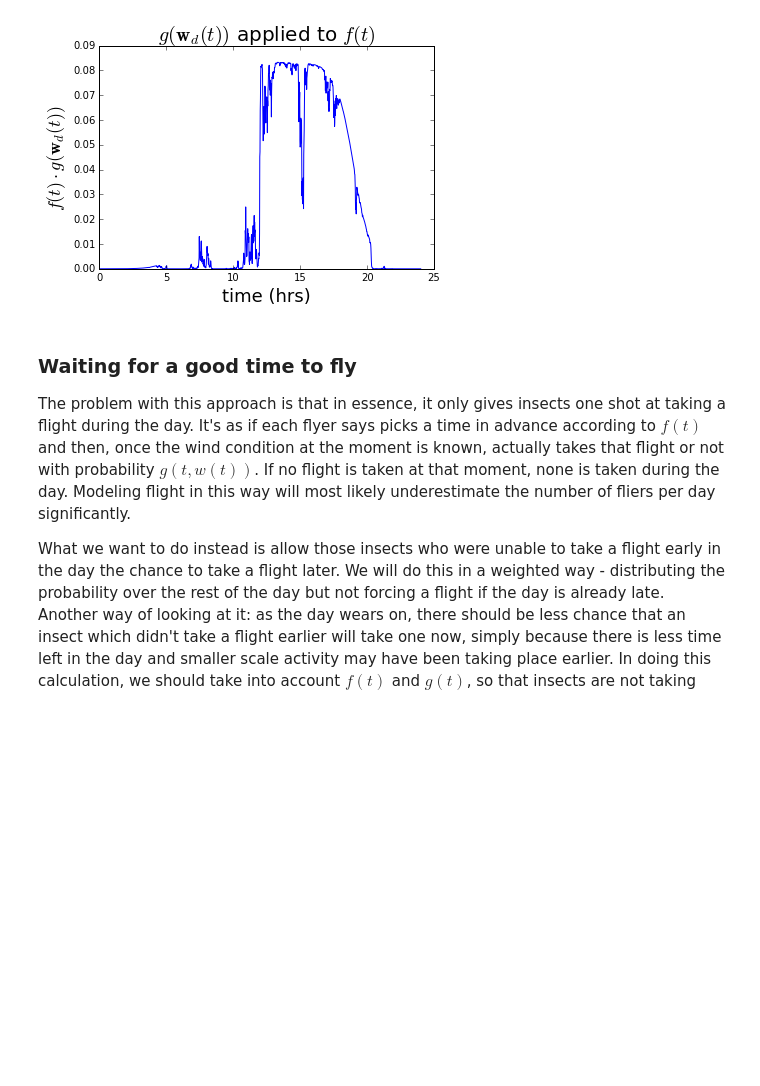
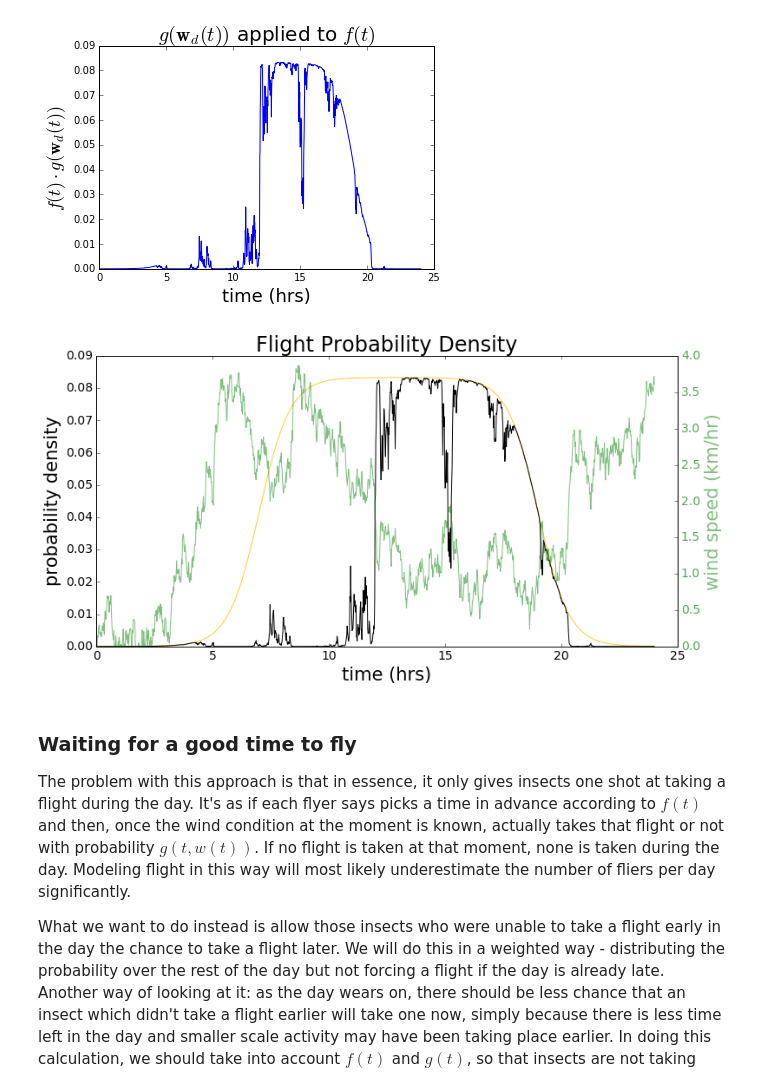
Before and after one commit to mountaindust/Parasitoids, a Jupyter notebook: analytic/docs/Flight_probability_functions.ipynb, the cells around one changed output. Saved outputs shown, nothing was run; the diff lists cells and outputs as text; code cells hidden in the pictures; blank space fills up the shorter version.

Commit message:
Updates Jupyter notebook with presentation fig

```diff
--- a/analytic/docs/Flight_probability_functions.ipynb
+++ b/analytic/docs/Flight_probability_functions.ipynb
@@ -111,6 +112,35 @@ plt.title(r'$g(\mathbf{w}_d(t))$ applied to $f(t)$',fontsize=20)
 plt.show()
 # %% [output]
 [figure]
+# %%
+# This just for presentation display purposes - combine the first and last g plot
+
+fig, ax1 = plt.subplots(figsize=(12,6))
+plt.title('Flight Probability Density',fontsize=24)
+ax1.plot(time_vec,f_func*60,color='#FFCC33',alpha=1)
+ax1.hold(True)
+ax1.plot(time_vec,f_func*60*g_func,'k')
+ax1.hold(False)
+ax1.set_xlim(0,24)
+ax1.set_ylabel('probability density',fontsize=21)
+ax1.set_ylim(0,0.09)
+ax1.tick_params(axis='both', which='major', labelsize=14)
+ax1.set_xlabel('time (hrs)',fontsize=21)
+
+
+ax2 = ax1.twinx()
+ax2.plot(time_vec,wind,'g',alpha=0.5) # wind speed
+ax2.set_xlabel('time (hrs)',fontsize=21)
+ax2.set_ylabel('wind speed (km/hr)',color='g',fontsize=21, alpha=0.5)
+ax2.set_ylim(0,4)
+ax2.tick_params(axis='both', which='major', labelsize=14)
+for t2 in ax2.get_yticklabels():
+    t2.set_color('g')
+    t2.set_alpha(0.7)
+#plt.savefig('flight_prob_density.pdf',format='pdf')
+plt.show()
+# %% [output]
+[figure, added]
 # %% [markdown]
 ### Waiting for a good time to fly
 
```
Also changed, not shown: parts of 1 cell of this notebook.
